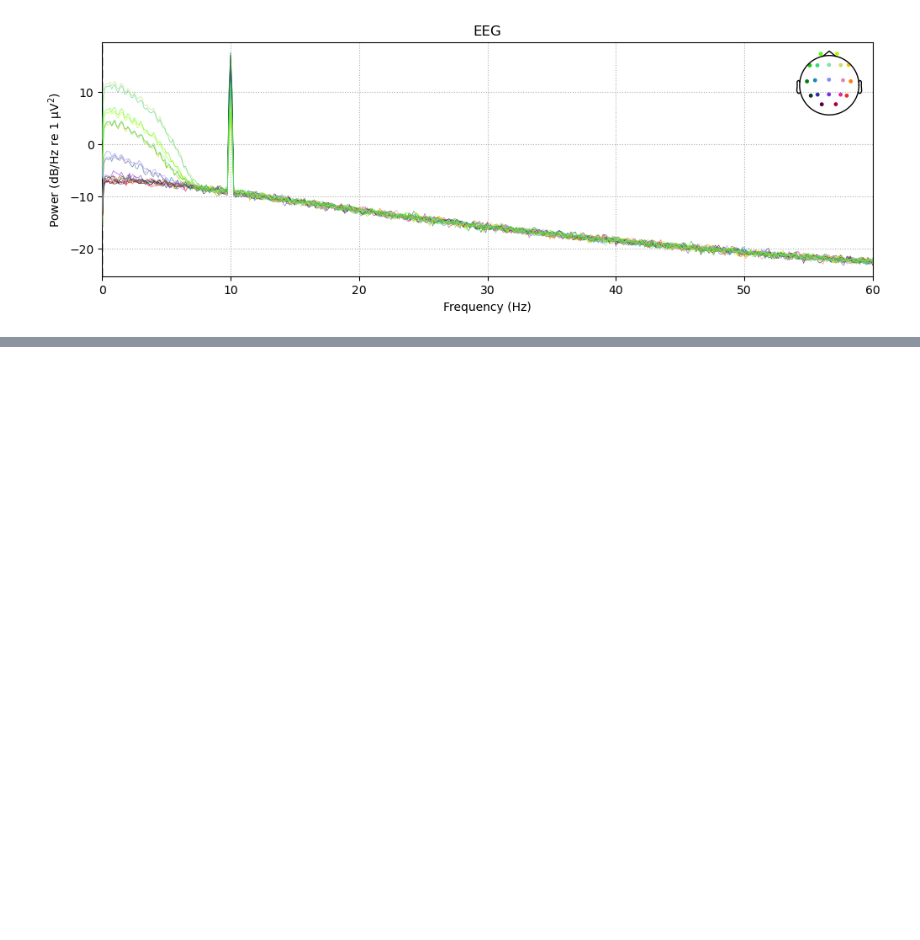
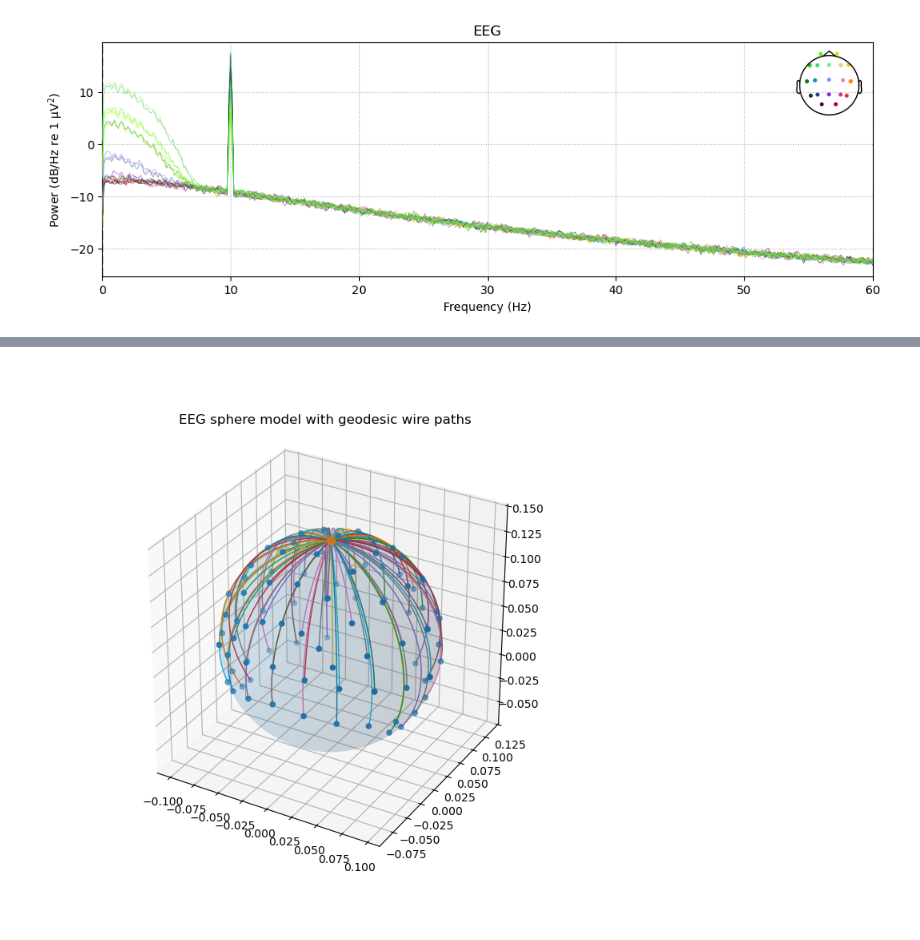
Before and after one commit to Bingram22/eegfmri_denoising, a Jupyter notebook: notebooks/sphere_head_model_simulation.ipynb, the cells around one changed output, grey strips where cells are left out. Saved outputs shown, nothing was run; the diff lists cells and outputs as text; code cells hidden in the pictures; blank space fills up the shorter version.

```diff
--- a/notebooks/sphere_head_model_simulation.ipynb
+++ b/notebooks/sphere_head_model_simulation.ipynb
@@ -39,9 +39,7 @@ electrode_fig = raw.plot_sensors(show_names = True)
 [figure]
 # %%
 print("Building spherical conductor model …")
-sphere = mne.make_sphere_model(
-    r0=(0.0, 0.0, 0.0),       # centre of sphere (m, head coords)
-    head_radius=0.09,          # outer skull radius
+sphere = mne.make_sphere_model("auto","auto", raw.info        # outer skull radius
 )
 # %% [output]
 Building spherical conductor model …
@@ -223,0 +480,6 @@ Plotting power spectral density (dB=True).
+# %%
+montage = mne.channels.make_standard_montage("standard_1020")
+#montage = mne.channels.make_standard_montage("biosemi32")
+
+info = mne.create_info(ch_names=montage.ch_names, sfreq=5000.0, ch_types="eeg")
+info.set_montage(montage)
@@ -223,0 +500,2 @@ Plotting power spectral density (dB=True).
+# %%
+test = SphereModel(info)
@@ -223,0 +515,5 @@ Plotting power spectral density (dB=True).
+# %%
+%matplotlib widget
+test.plot_sphere()
+# %% [output]
+[figure, added]
```
Also changed, not shown: parts of 13 cells of this notebook, 7 other files.
